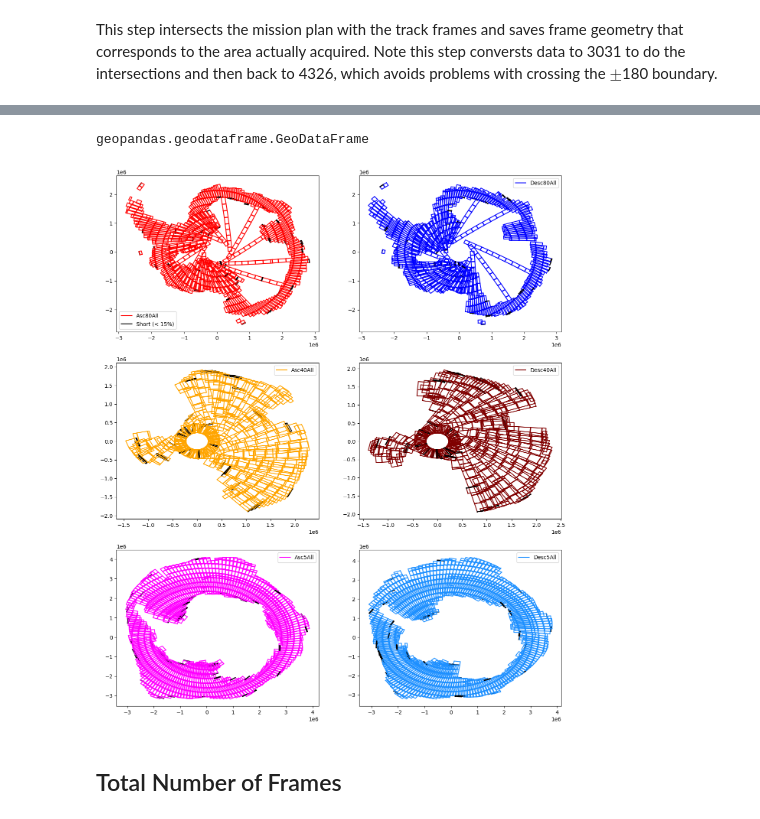
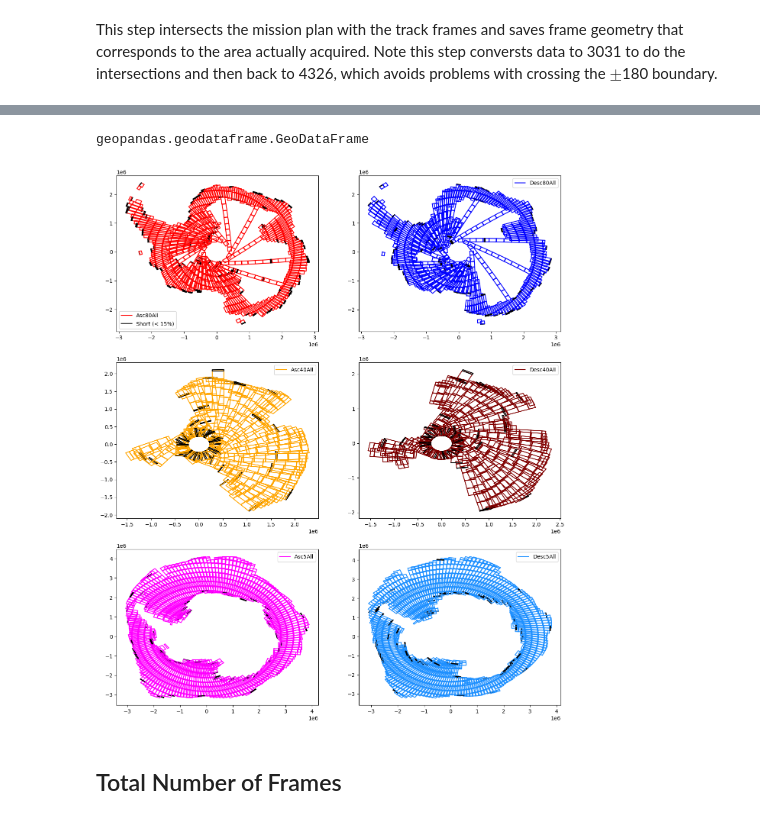
Before and after one commit to fastice/nisarPlanToFrames, a Jupyter notebook: AntarcticaFrames.ipynb, the cells around one changed output, grey strips where cells are left out. Cells and saved outputs as stored; diff of their text form; code cells hidden in the pictures.

```diff
--- a/AntarcticaFrames.ipynb
+++ b/AntarcticaFrames.ipynb
@@ -115,6 +114,9 @@ def intersectFrameAndSwath(swath, frame):
     Take a swath row from the acquisition plan and a frame row from the track frame data base
     and find the intersection. Return an updated from with the geometry for just the area acquired
     '''
+    # intersections are not perfect and lead to biases in the estimated area, these values force full frame coverage to 1
+    biases = {80: .464, 40: 0.929, 5: 0.933, 20: .929} # There are no 20s and this is just a guess
+
     oldGeometry = frame['geometry']
     newGeometry = swath['geometry'].intersection(oldGeometry)
     if newGeometry.geom_type == 'MultiPolygon':
@@ -123,8 +125,8 @@ def intersectFrameAndSwath(swath, frame):
             return None
     frame['geometry'] = newGeometry
     areaCoverage = newGeometry.area/oldGeometry.area
-    if swath['bandwidth'] == 80:
-        areaCoverage /= 0.469
+
+    areaCoverage /= biases[ swath['bandwidth']]
     frame['coverage'] = areaCoverage
     frame['mode'] = swath['mode']
     return frame
@@ -133,22 +137,27 @@ def intersectFrameAndSwath(swath, frame):
+# %%
+def trackToSwath(track):
+    return (track +97) % 173
 # %% [markdown]
 Read KMLs and convert to geopkgs. Seperate into short (<=8s) and long (>8s) data takes.
 # %%
-cycle = 11
+cycle = 7
 dfs =  {}
+# tracks in swath and TF dB offset releative to each others
+obsFile = f'ROP358/observationkmzs/Cycle{cycle:03d}_vis.kml'
 #
 with warnings.catch_warnings():
     warnings.simplefilter("ignore")  # suppress deprecation warndings
     for bw in [5, 40, 80]:
-        dfs[f'Asc{bw}All'] = getDataTakes(cycle, 'ascending', bw, bbox=(-180, -90, 180,-60),
+        dfs[f'Asc{bw}All'] = getDataTakes(obsFile, 'ascending', bw, bbox=(-180, -90, 180,-60),
                                           saveToFile=True, tMin=0, tMax=3600, fileNameBase='Antarctica');
-        dfs[f'Desc{bw}All']  = getDataTakes(cycle, 'descending', bw, bbox=(-180, -90, 180,-60),
+        dfs[f'Desc{bw}All']  = getDataTakes(obsFile, 'descending', bw, bbox=(-180, -90, 180,-60),
                                             saveToFile=True, tMin=0, tMax=3600, fileNameBase='Antarctica');
-        dfs[f'Asc{bw}Long'] = getDataTakes(cycle, 'ascending', bw, bbox=(-180, -90, 180,-60),
+        dfs[f'Asc{bw}Long'] = getDataTakes(obsFile, 'ascending', bw, bbox=(-180, -90, 180,-60),
                                            saveToFile=True, tMin=8, tMax=3600, fileNameBase='Antarctica');
-        dfs[f'Desc{bw}Long'] = getDataTakes(cycle, 'descending', bw, bbox=(-180, -90, 180,-60),
+        dfs[f'Desc{bw}Long'] = getDataTakes(obsFile, 'descending', bw, bbox=(-180, -90, 180,-60),
                                             saveToFile=True, tMin=8, tMax=3600, fileNameBase='Antarctica');
-        dfs[f'Asc{bw}Short'] = getDataTakes(cycle, 'ascending', bw, bbox=(-180, -90, 180,-60),
+        dfs[f'Asc{bw}Short'] = getDataTakes(obsFile, 'ascending', bw, bbox=(-180, -90, 180,-60),
                                             saveToFile=True, tMin=0, tMax=8, fileNameBase='Antarctica');
-        dfs[f'Desc{bw}Short'] = getDataTakes(cycle, 'descending', bw, bbox=(-180, -90, 180,-60),
+        dfs[f'Desc{bw}Short'] = getDataTakes(obsFile, 'descending', bw, bbox=(-180, -90, 180,-60),
                                              saveToFile=True, tMin=0, tMax=8, fileNameBase='Antarctica');
 # %% [output]
@@ -176,8 +185,8 @@ M150 4 M246 1
 # %% [markdown]
 Read track frame data base and fix frames that straddle $\pm$180.
 # %%
-TF = gpd.read_file('track-frame/MPREFOBS349_qvis_cycle011.gpkg', bbox=(-180, -90, 180,-48))
-TFall = gpd.read_file('track-frame/MPREFOBS349_qvis_cycle011.gpkg')
+TF = gpd.read_file('NISAR_TrackFrame_L_20240530.gpkg', bbox=(-180, -90, 180,-48))
+TFall = gpd.read_file('NISAR_TrackFrame_L_20240530.gpkg')
 TF['geometry'] = TF['geometry'].apply(mergePoly)
 # %% [markdown]
 # Intersect Mission Plan with Track Frame
@@ -198,25 +207,29 @@ countsFraction = dict(zip(modeNames,[0, 0, 0, 0, 0,0]))
 blackUsed = False
 for mode in modes:
     print(mode)
+    # get swaths for correspnding mode
     swaths = dfs[mode]
+    # start list of corrected Frames
     correctedFrames = []
+    # Loop through all tracks
     for track in range(1, 174):
+        # get al TF DB frames for traack
         TFTrack = TF[TF['track'] == track].to_crs(epsg=3031)
-        swathsTrack = swaths[swaths['track'] == track].to_crs(epsg=3031)
-        #
+        # get all swaths that correspond to that track
+        swathsTrack = swaths[swaths['track'] == trackToSwath(track)].to_crs(epsg=3031)
+        # Loop on swath
         for swath in swathsTrack.iterrows():
             # Get the frames that intersect the swath
             frames = TFTrack[TFTrack.intersects(swath[1]['geometry'])]
             # Intersect swath with frames
             for frame in frames.iterrows():
-                #print(swath)
                 correctedFrame = intersectFrameAndSwath(swath[1], frame[1])
                 i +=1
                 if correctedFrame is not None:
                     correctedFrames.append(correctedFrame)
     framedPlan = gpd.GeoDataFrame(pd.concat(correctedFrames, axis=1).transpose(), crs="EPSG:3031").to_crs(epsg=4236)
     framedPlan.reset_index(drop=True, inplace=True)
-    framedPlan.to_file(f'Antarctica/{mode}Framed.gpkg')
+    framedPlan.to_file(f'Antarctica/{mode}Framed.cycle{cycle}.gpkg')
     framed[mode] = framedPlan
 #X = framedPlan.to_crs(epsg=3031)
     for row in framedPlan.to_crs(epsg=3031).iterrows():
@@ -250,5 +263,5 @@ Wall time: 11.8 s
 geopandas.geodataframe.GeoDataFrame
-[figure, old version]
+[figure, new version]
 # %% [markdown]
 ## Total Number of Frames
 # %%
```
Also changed, not shown: parts of 8 cells of this notebook, 39 other files.
